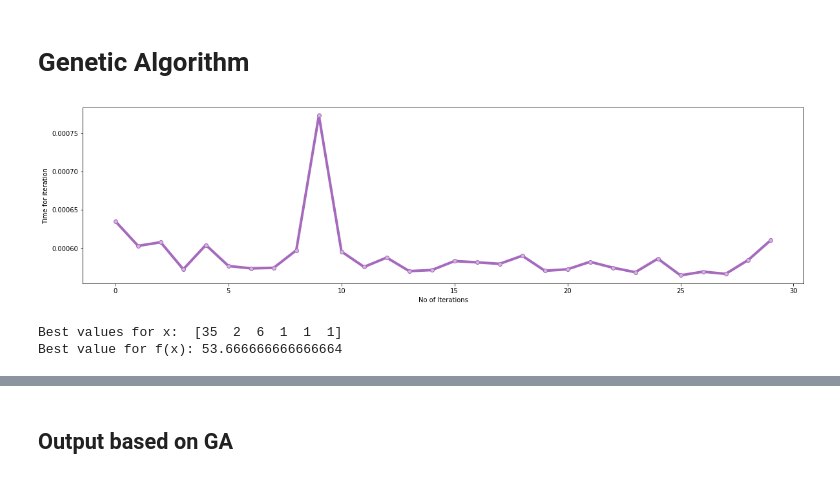
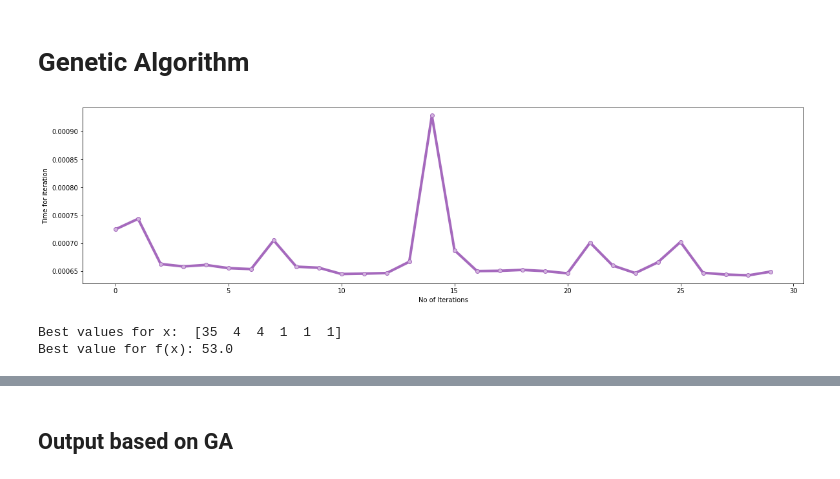
Before and after one commit to GocGamaar/Requirement-Prioritization, a Jupyter notebook: BMS Requirements.ipynb, the cells around one changed output, grey strips where cells are left out. Saved outputs shown, nothing was run; the diff lists cells and outputs as text; code cells hidden in the pictures.

```diff
--- a/BMS Requirements.ipynb
+++ b/BMS Requirements.ipynb
@@ -121,32 +131,32 @@ maximumIterations = 30
 # %%
 ga_start = time.time()
 
 from GA import GeneticAlgorithm
 
 ga = GeneticAlgorithm(
     obj_function,
     pop_size=100,
     genome_length=6,
     lb=[dfile['PRE_REQ_COUNT'].min(), dfile['Cost'].min(), dfile['Value'].min(), 0, 0, 0 ],
     ub=[dfile['PRE_REQ_COUNT'].max(), dfile['Cost'].max(), dfile['Value'].max(), 1, 1, 1]
 )
 ga.generate_binary_population()
 ga.number_of_pairs = 4
 
-ga.selective_pressure = 1.2
-ga.mutation_rate = 0.9
+ga.selective_pressure = 1.3
+ga.mutation_rate = 0.1
 
 ga.run(maximumIterations)
 
 ga_total = time.time() - ga_start
 
 best_genome, best_fitness = ga.get_best_genome()
 print("Best values for x: ", best_genome)
 print("Best value for f(x):", best_fitness)
 # %% [output]
-[figure, old version]
+[figure, new version]
-Best values for x:  [35  2  6  1  1  1]
-Best value for f(x): 53.666666666666664
+Best values for x:  [35  4  4  1  1  1]
+Best value for f(x): 53.0
 # %%
 print("GA took ",ga_total," seconds")
 # %% [output]
```
Also changed, not shown: parts of 8 cells of this notebook, 2 other files.
